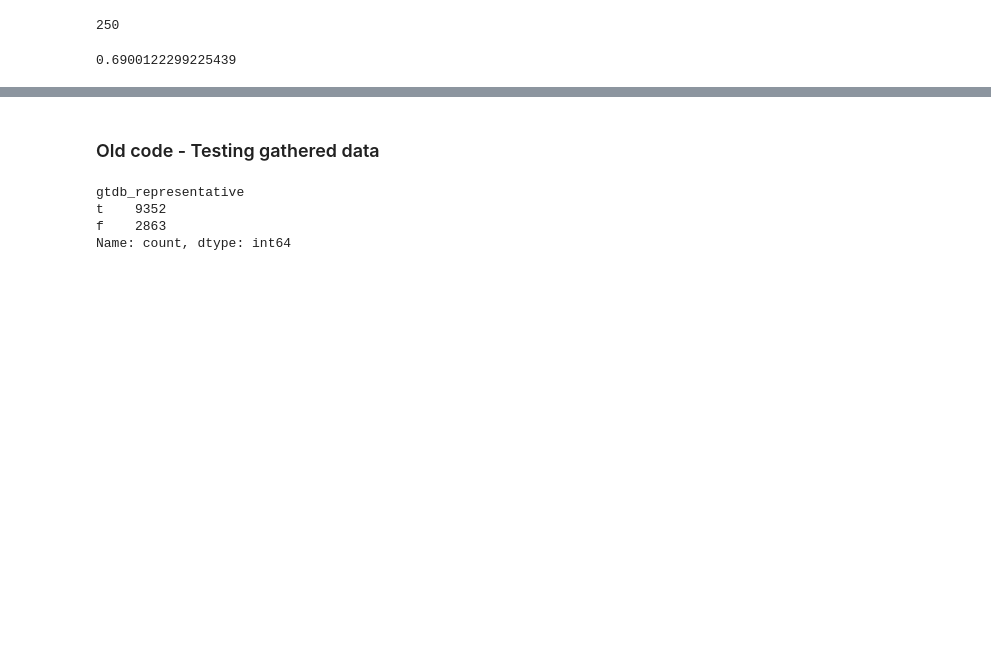
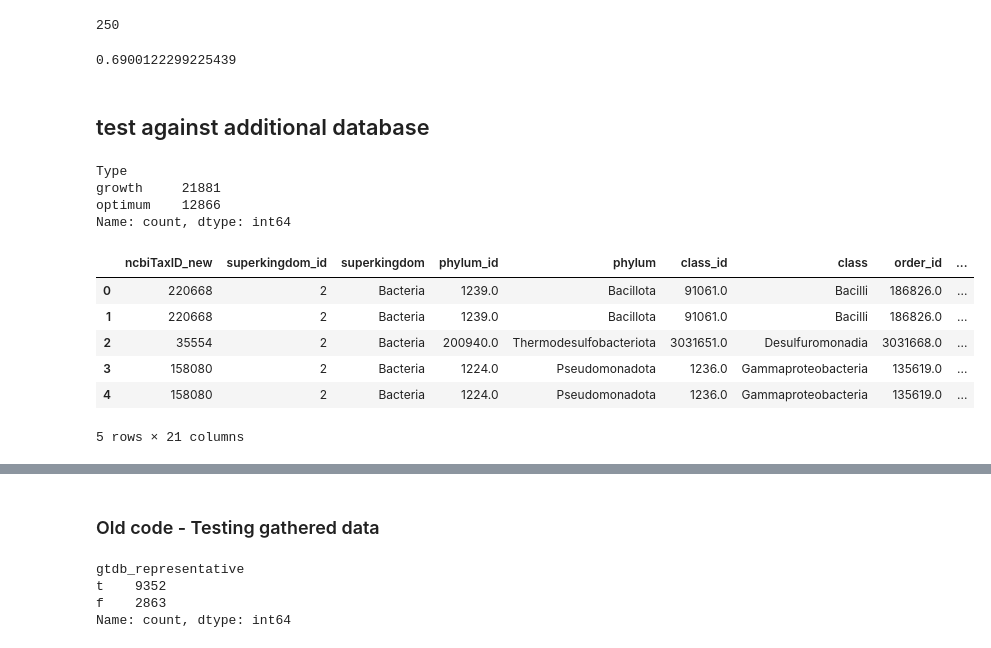
Before and after one commit to realmichaelhoffert/adenylate_kinase_ogt, a Jupyter notebook: notebooks/00_adenylate_kinase.ipynb, the cells around one changed output, grey strips where cells are left out. Cells and saved outputs as stored; diff of their text form; code cells hidden in the pictures; blank space fills up the shorter version.

```diff
--- a/notebooks/00_adenylate_kinase.ipynb
+++ b/notebooks/00_adenylate_kinase.ipynb
@@ -284,3 +284,23 @@ corkrey_full['T.C'].index.isin(merged['accession']).sum()
 melnikov['temperature'].value_counts().head(3).sum() /  melnikov['temperature'].value_counts().sum()
 # %% [output]
 0.6900122299225439
+# %% [markdown]
+## test against additional database
+# %%
+ogtfinder_data = pd.read_csv('./../data/OGTFinder/Data/all_temp_with_lineage.tsv', sep=',')
+ogtfinder_data['Type'].value_counts()
+# %% [output]
+Type
+growth     21881
+optimum    12866
+Name: count, dtype: int64
+# %%
+ogtfinder_data.head()
+# %% [output]
+|  | ncbiTaxID_new | superkingdom_id | superkingdom | phylum_id | phylum | class_id | class | order_id | ... |
+| 0 | 220668 | 2 | Bacteria | 1239.0 | Bacillota | 91061.0 | Bacilli | 186826.0 | ... |
+| 1 | 220668 | 2 | Bacteria | 1239.0 | Bacillota | 91061.0 | Bacilli | 186826.0 | ... |
+| 2 | 35554 | 2 | Bacteria | 200940.0 | Thermodesulfobacteriota | 3031651.0 | Desulfuromonadia | 3031668.0 | ... |
+| 3 | 158080 | 2 | Bacteria | 1224.0 | Pseudomonadota | 1236.0 | Gammaproteobacteria | 135619.0 | ... |
+| 4 | 158080 | 2 | Bacteria | 1224.0 | Pseudomonadota | 1236.0 | Gammaproteobacteria | 135619.0 | ... |
+5 rows × 21 columns
```
Also changed, not shown: parts of 11 cells of this notebook, 7 other files.
